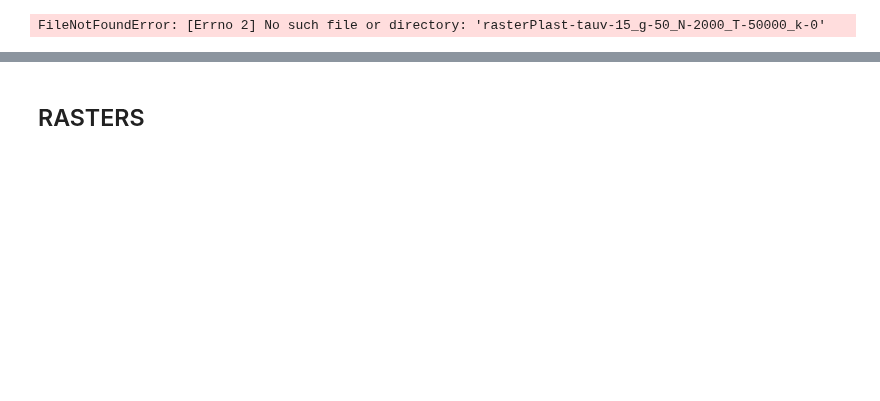
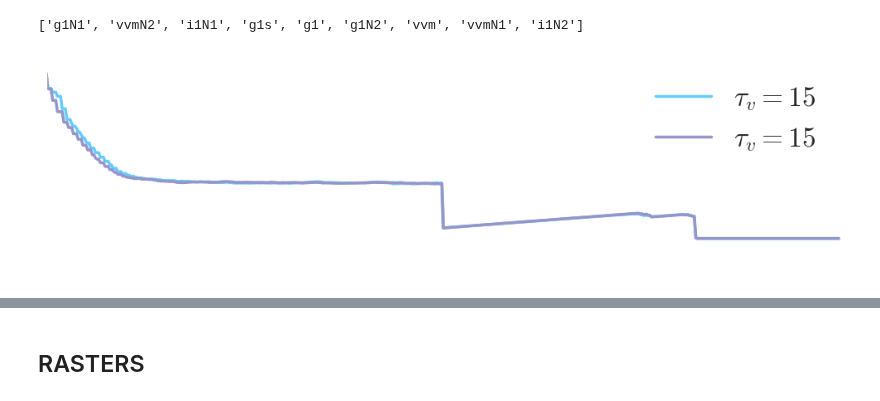
Before and after one commit to gpernelle/cortex, a Jupyter notebook: notebooks/paperSync-figure3.ipynb, the cells around one changed output, grey strips where cells are left out. Cells and saved outputs as stored; diff of their text form; code cells hidden in the pictures; blank space fills up the shorter version.

```diff
--- a/notebooks/paperSync-figure3.ipynb
+++ b/notebooks/paperSync-figure3.ipynb
@@ -30,3 +32,6 @@ sns.set_context("paper", font_scale=1.5, rc={"lines.linewidth": 2.5})
+# %%
+N1 = '#65CBFF'
+N2 = '#9595C9'
 # %%
 # --------------------------------------------------------------------------------
 # plot subthreshold resonance
@@ -89,9 +87,24 @@ plt.savefig(PAPER + 'weights_end.svg')
 # %%
-tauv, sG, N, T, nu = 15, 50, 2000, 50000, 0
-rasterPath = "rasterPlast-tauv-%d_g-%d_N-%d_T-%d_k-%d" % (tauv, sG, N, T, nu)
+tauv, sG, N, T, nu = 15, 100, 2000, 20000, 50
+ratio = 0.2
+rasterPath = "../data/rasters/rasterPlast-tauv-%d_g-%d_N-%d_T-%d_k-%d_r-%.2f" % (tauv,
+                                                                                 sG, N, T, nu, ratio)
 r = np.load(rasterPath)
-varPath = "rastervarPlast-tauv-%d_g-%d_N-%d_T-%d_k-%d" % (tauv, sG, N, T, nu)
+varPath = "../data/rasters/rastervarPlast-tauv-%d_g-%d_N-%d_T-%d_k-%d_r-%.2f" % (tauv,
+                                                                                 sG, N, T, nu, ratio)
 var = np.load(varPath)
-# %% [output]
-FileNotFoundError: [Errno 2] No such file or directory: 'rasterPlast-tauv-15_g-50_N-2000_T-50000_k-0'
+# %%
+print(var.keys())
+plt.figure(figsize=(10,3))
+plt.plot(var['g1N1'], color=N1, label=r'$\tau_v = 15$')
+plt.plot(var['g1N2'], color=N2, label=r'$\tau_v = %d$'%tauv)
+# plt.ylabel(r'$\gamma$')
+plt.xticks([])
+plt.yticks([])
+plt.legend(fontsize=24)
+plt.tight_layout()
+plt.savefig(PAPER + "gamma-tauv-%d_g-%d_N-%d_T-%d_k-%d_r-%.2f.pdf" % (tauv, sG, N, T, nu, ratio))
+# %% [output]
+['g1N1', 'vvmN2', 'i1N1', 'g1s', 'g1', 'g1N2', 'vvm', 'vvmN1', 'i1N2']
+[figure, added]
 # %%
```
Also changed, not shown: parts of 38 cells of this notebook, 17 other files.
